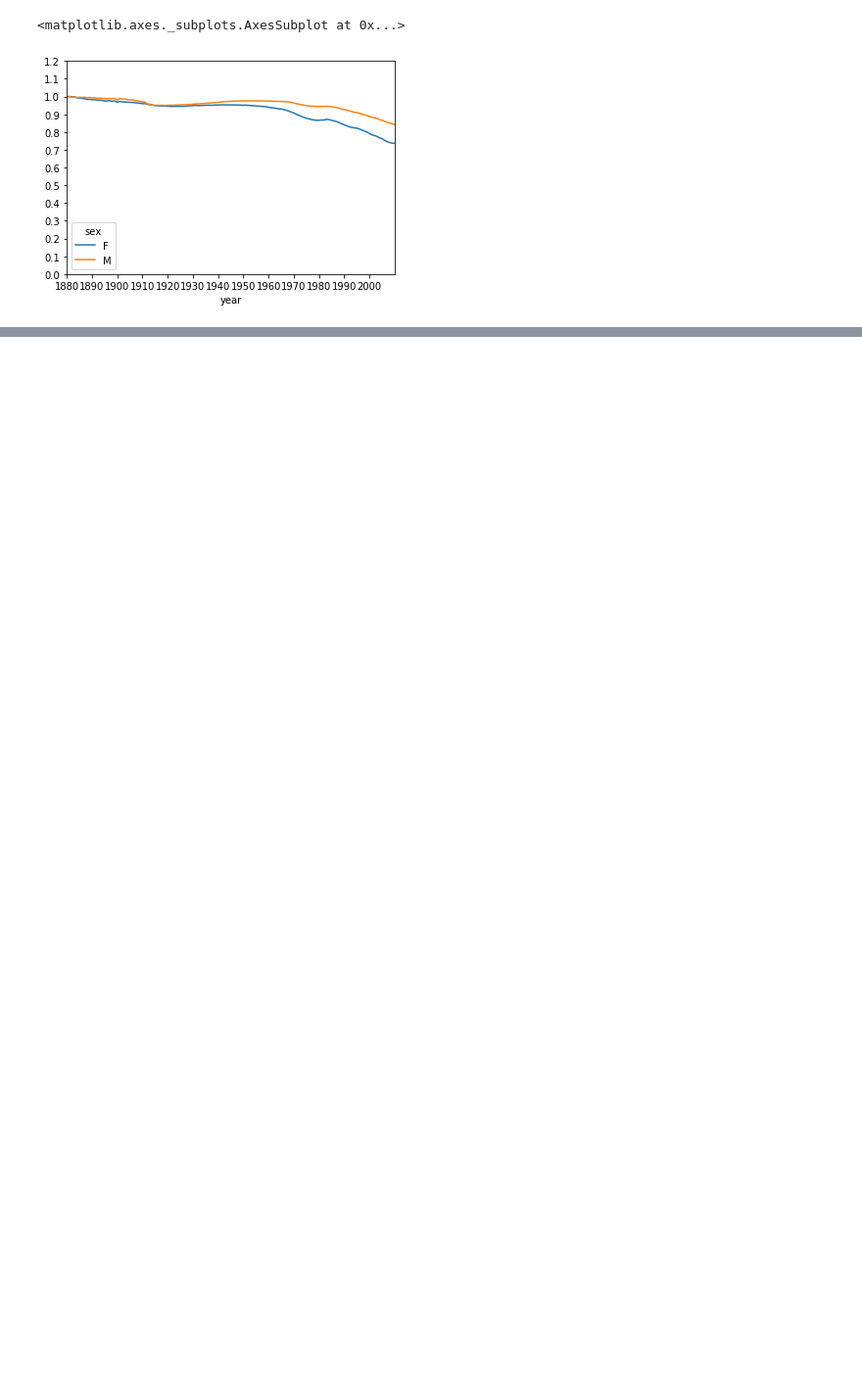
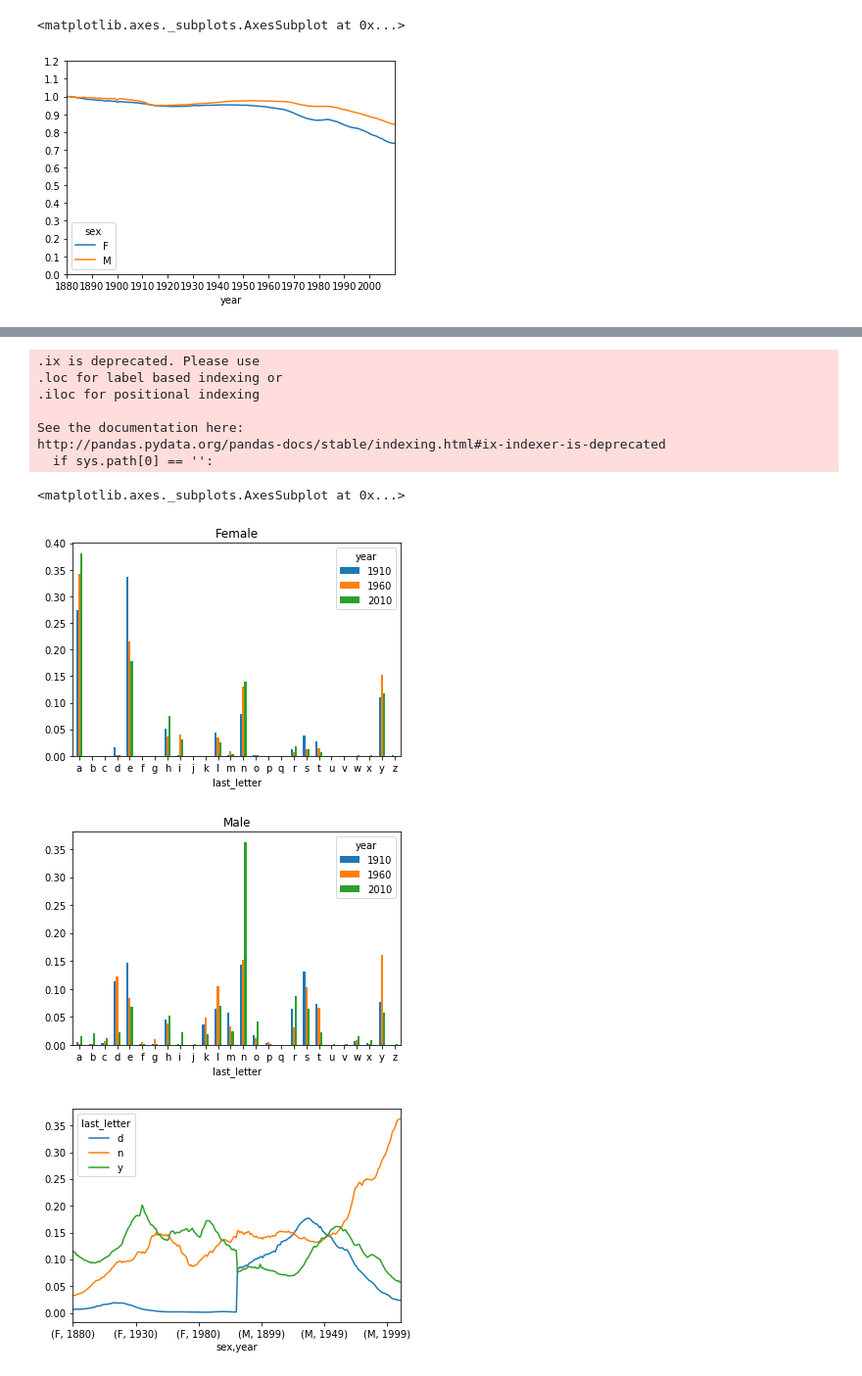
Before and after one commit to aporlo21/multicampus, a Jupyter notebook: Data_Analyse_Park2/prof_Park/exer08_day8.ipynb, the cells around one changed output, grey strips where cells are left out. Shown: that part at 98% size. Cells and saved outputs as stored; diff of their text form; code cells hidden in the pictures; blank space fills up the shorter version.

```diff
--- a/Data_Analyse_Park2/prof_Park/exer08_day8.ipynb
+++ b/Data_Analyse_Park2/prof_Park/exer08_day8.ipynb
@@ -205,0 +227,8 @@ prop_cumsum=df.sort_values(by='prop', ascending=False).prop.cumsum()
+# %%
+get_last_letter=lambda x: x[-1]
+last_letters=names.name.map(get_last_letter)
+last_letters.name='last_letter'
+last_letters
+table=names.pivot_table('births', index=last_letters,
+                  columns=['sex','year'], aggfunc=sum)
+table
@@ -205,0 +256,26 @@ prop_cumsum=df.sort_values(by='prop', ascending=False).prop.cumsum()
+# %%
+subtable=table.reindex(columns=[1910,1960,2010], level='year')
+subtable.head()
+subtable.sum()
+
+letter_prop=subtable/(subtable.sum())
+letter_prop
+
+letter_prop['F'].plot(kind='bar', rot=0, title='Female')
+letter_prop['M'].plot(kind='bar', rot=0, title='Male')
+
+letter_prop=table/table.sum()
+dny_ts=letter_prop.ix[['d','n','y']].T
+dny_ts.plot()
+# %% [output]
+.ix is deprecated. Please use
+.loc for label based indexing or
+.iloc for positional indexing
+
+See the documentation here:
+http://pandas.pydata.org/pandas-docs/stable/indexing.html#ix-indexer-is-deprecated
+  if sys.path[0] == '':
+<matplotlib.axes._subplots.AxesSubplot at 0x...>
+[figure, added]
+[figure, added]
+[figure, added]
```
Also changed, not shown: parts of 7 cells of this notebook.
